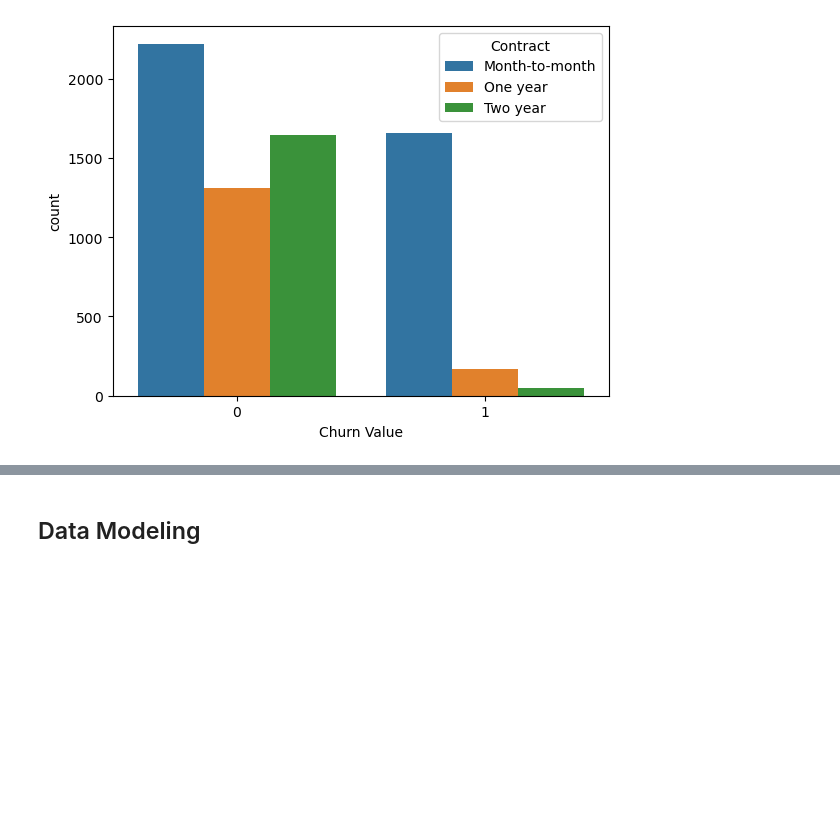
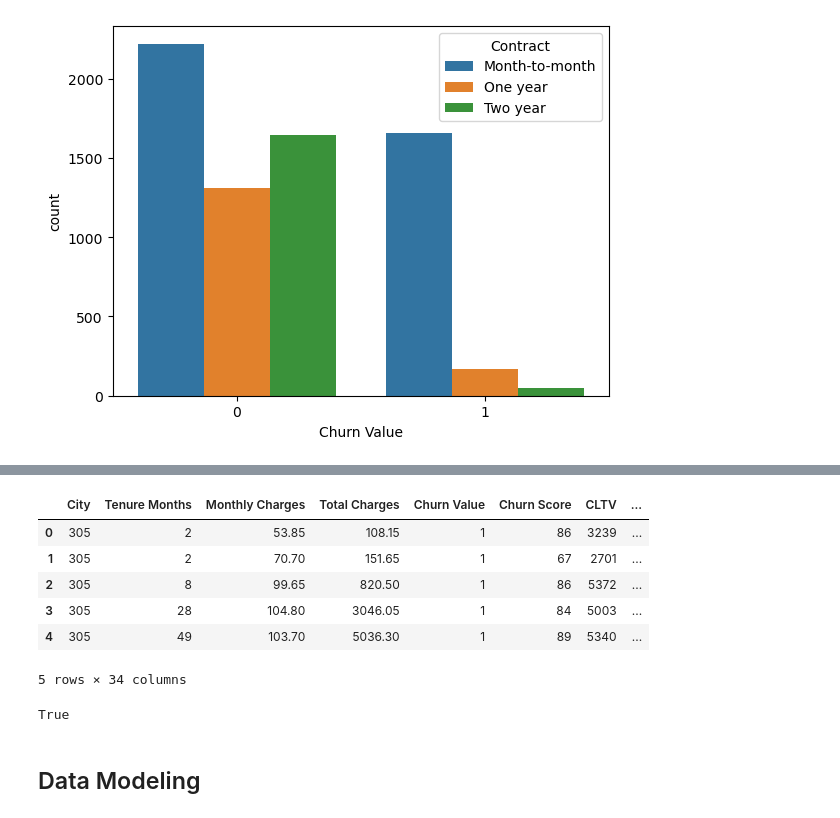
Before and after one commit to nadpierre/telco-churn-classification-project, a Jupyter notebook: DataAnalysisAndModeling.ipynb, the cells around one changed output, grey strips where cells are left out. Drawn from its saved outputs; the diff is of its cells as text; code cells hidden in the pictures; blank space fills up the shorter version.

Commit message:
add more insights, proprocess data for modeling

```diff
--- a/DataAnalysisAndModeling.ipynb
+++ b/DataAnalysisAndModeling.ipynb
@@ -199,0 +298,13 @@ sns.clustermap(df.select_dtypes(include=np.number), figsize=(15,8));
+# %%
+# Drop Churn Reason
+df = df.drop('Churn Reason', axis=1)
+# %%
+# Use Frequency Encoding for City
+freq_map = df['City'].value_counts()
+df['City'] = df['City'].map(freq_map)
+assert df['City'].dtype == 'int'
+# %%
+# Get non-numeric columns
+is_string = (df.map(type) == str).all()
+string_columns = list(is_string[is_string].index)
+string_columns
@@ -200,3 +328,27 @@ sns.clustermap(df.select_dtypes(include=np.number), figsize=(15,8));
+# %%
+# Une One Hot Encoding for non-numeric columns
+
+from sklearn.preprocessing import OneHotEncoder
+
+encoder = OneHotEncoder(drop='first', sparse_output=False)
+encoded_cols = encoder.fit_transform(df[string_columns])
+new_df = pd.DataFrame(encoded_cols, columns=encoder.get_feature_names_out(string_columns))
+df = df.drop(columns=string_columns, axis=1).join(new_df)
+# %%
+df.head()
+# %% [output]
+|  | City | Tenure Months | Monthly Charges | Total Charges | Churn Value | Churn Score | CLTV | ... |
+| 0 | 305 | 2 | 53.85 | 108.15 | 1 | 86 | 3239 | ... |
+| 1 | 305 | 2 | 70.70 | 151.65 | 1 | 67 | 2701 | ... |
+| 2 | 305 | 8 | 99.65 | 820.50 | 1 | 86 | 5372 | ... |
+| 3 | 305 | 28 | 104.80 | 3046.05 | 1 | 84 | 5003 | ... |
+| 4 | 305 | 49 | 103.70 | 5036.30 | 1 | 89 | 5340 | ... |
+5 rows × 34 columns
+# %%
+# Assert all columns are numeric
+len(df.columns) == len(df.select_dtypes([np.number]).columns)
+# %% [output]
+True
 # %% [markdown]
 ## Data Modeling
 # %% [markdown]
```
Also changed, not shown: parts of 22 cells of this notebook, 1 other file.
